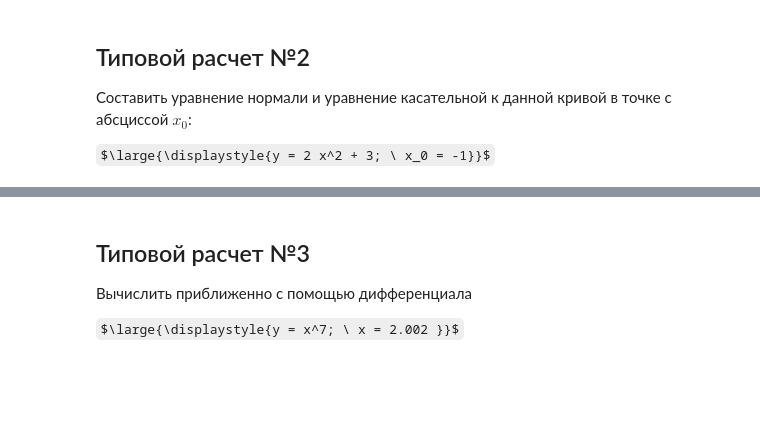
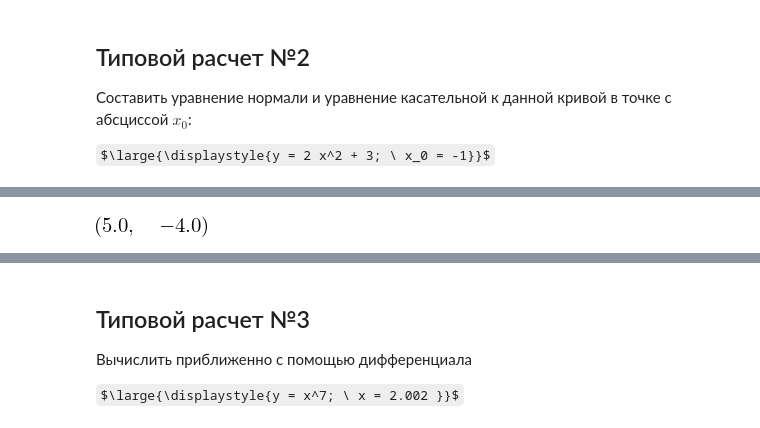
Before and after one commit to OlgaBelitskaya/math_20182019, a Jupyter notebook: mathanalysis_standardcalc201-208.ipynb, the cells around one changed output, grey strips where cells are left out. Cells and saved outputs as stored; diff of their text form; code cells hidden in the pictures; some formulas as TeX source; blank space fills up the shorter version.

```diff
--- a/mathanalysis_standardcalc201-208.ipynb
+++ b/mathanalysis_standardcalc201-208.ipynb
@@ -109,0 +132,7 @@ $\large{\displaystyle{y = 2 x^2 + 3; \ x_0 = -1}}$
+# %%
+x = Symbol('x')
+f = 2 * x ** 2 + 3
+# %%
+f.evalf(subs={x:-1}), diff(f, x).evalf(subs={x:-1})
+# %% [output]
+[figure, added]
```
Also changed, not shown: parts of 9 cells of this notebook.
